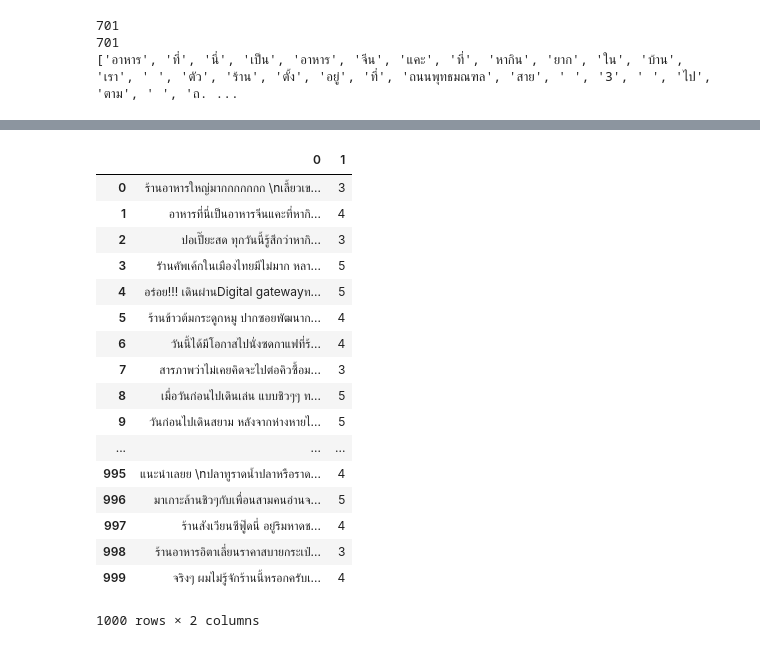
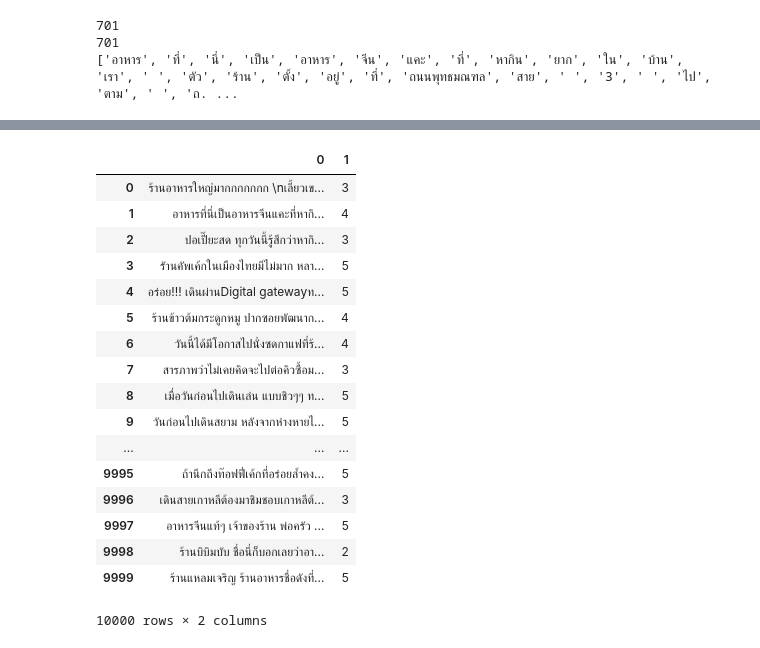
Before and after one commit to Fmindex/NLP-wongnai-challenge, a Jupyter notebook: Wongnai.ipynb, the cells around one changed output, grey strips where cells are left out. Drawn from its saved outputs; the diff is of its cells as text; code cells hidden in the pictures.

```diff
--- a/Wongnai.ipynb
+++ b/Wongnai.ipynb
@@ -264,27 +248,27 @@ mergeLabel(df[0][1], df[1][1])
  ('มาก', 4),
  ('ๆ', 4)]
 # %%
-demo = df[:][:1000]
+demo = df[:][:10000]
 demo
 # %% [output]
 |  | 0 | 1 |
 | 0 | ร้านอาหารใหญ่มากกกกกกก \nเลี้ยวเข... | 3 |
 | 1 | อาหารที่นี่เป็นอาหารจีนแคะที่หากิ... | 4 |
 | 2 | ปอเปี๊ยะสด ทุกวันนี้รู้สึกว่าหากิ... | 3 |
 | 3 | รัานคัพเค้กในเมืองไทยมีไม่มาก หลา... | 5 |
 | 4 | อร่อย!!! เดินผ่านDigital gatewayท... | 5 |
 | 5 | ร้านข้าวต้มกระดูกหมู ปากซอยพัฒนาก... | 4 |
 | 6 | วันนี้ได้มีโอกาสไปนั่งซดกาแฟที่ร้... | 4 |
 | 7 | สารภาพว่าไม่เคยคิดจะไปต่อคิวซื้อม... | 3 |
 | 8 | เมื่อวันก่อนไปเดินเล่น แบบชิวๆๆ ท... | 5 |
 | 9 | วันก่อนไปเดินสยาม หลังจากห่างหายไ... | 5 |
 | ... | ... | ... |
-| 995 | แนะนำเลยย \nปลาทูราดน้ำปลาหรือราด... | 4 |
-| 996 | มาเกาะล้านชิวๆกับเพื่อนสามคนอ่านจ... | 5 |
-| 997 | ร้านสังเวียนซีฟู๊ดนี่ อยู่ริมหาดช... | 4 |
-| 998 | ร้านอาหารอิตาเลี่ยนราคาสบายกระเป๋... | 3 |
-| 999 | จริงๆ ผมไม่รู้จักร้านนี้หรอกครับเ... | 4 |
+| 9995 | ถ้านึกถึงท๊อฟฟี่เค้กที่อร่อยล้ำคง... | 5 |
+| 9996 | เดินสายเกาหลีต้องมาชิมชอบเกาหลีต้... | 3 |
+| 9997 | อาหารจีนแท้ๆ เจ้าของร้าน พ่อครัว ... | 5 |
+| 9998 | ร้านบิบิมบับ ชื่อนี่ก็บอกเลยว่าอา... | 2 |
+| 9999 | ร้านแหลมเจริญ ร้านอาหารชื่อดังที่... | 5 |
-1000 rows × 2 columns
+10000 rows × 2 columns
 # %%
 train = []
 for i in range(len(demo)):
```
Also changed, not shown: parts of 22 cells of this notebook, 6 other files.
